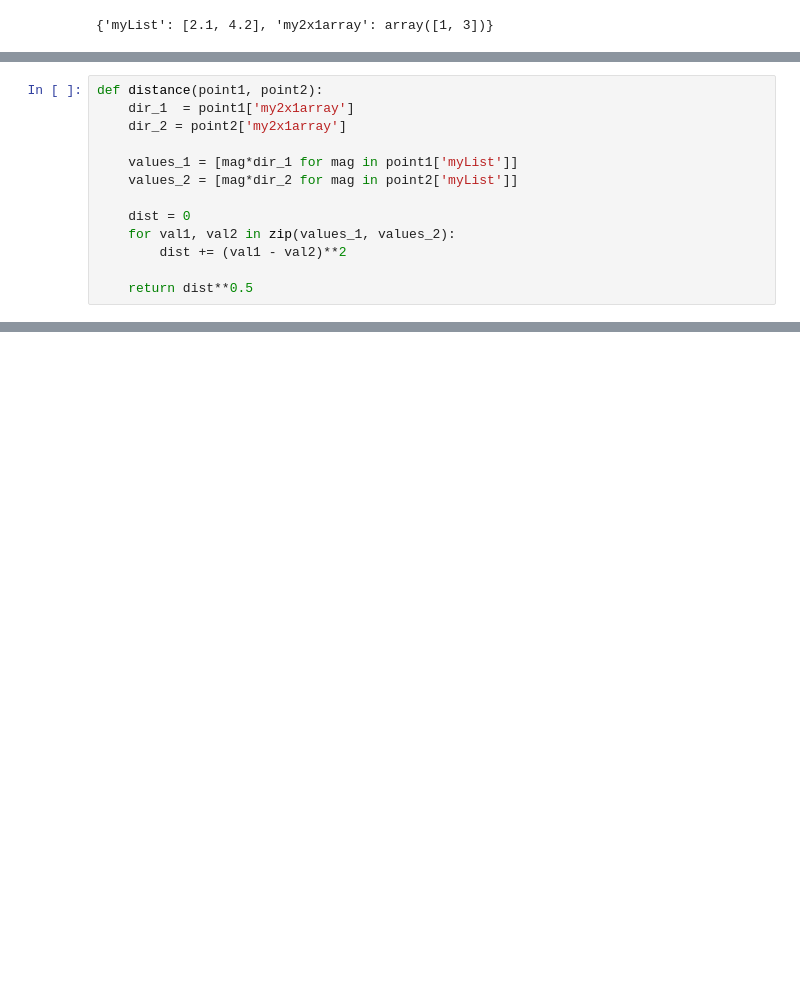
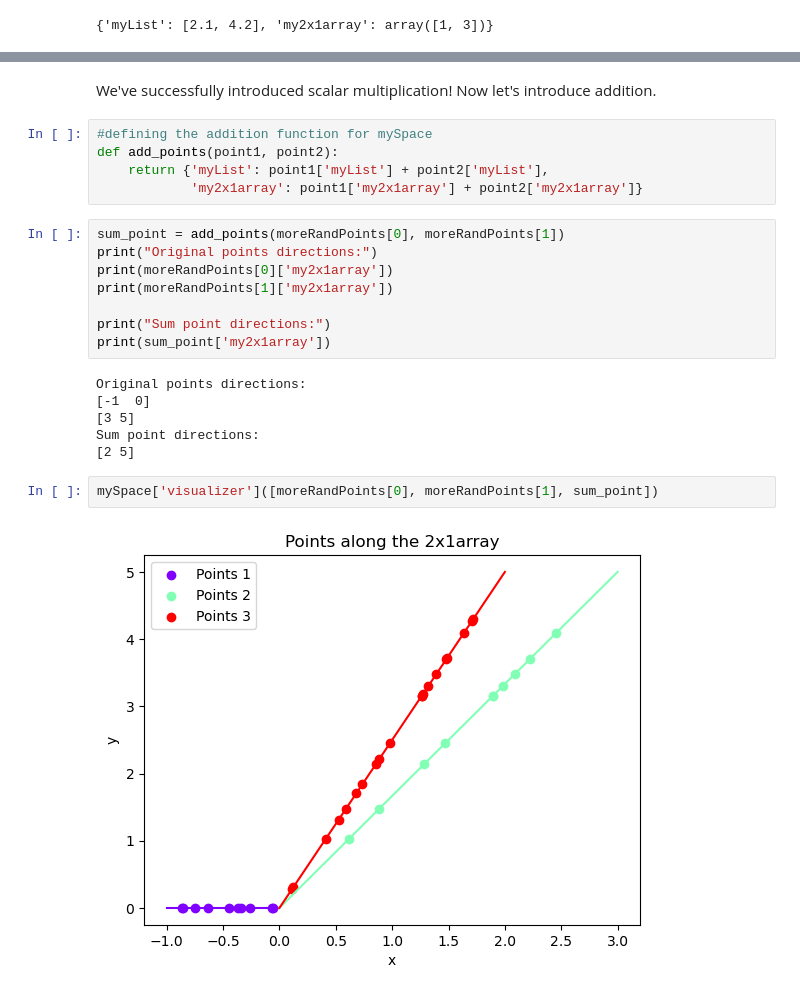
Before and after one commit to mzargham/gds-statespace-walkthrough, a Jupyter notebook: introduction.ipynb, the cells around one changed output, grey strips where cells are left out. Saved outputs shown, nothing was run; the diff lists cells and outputs as text; blank space fills up the shorter version.

```diff
--- a/introduction.ipynb
+++ b/introduction.ipynb
@@ -354,13 +394,0 @@ Now to compute a distance
-# %%
-def distance(point1, point2):
-    dir_1  = point1['my2x1array']
-    dir_2 = point2['my2x1array']
-
-    values_1 = [mag*dir_1 for mag in point1['myList']]
-    values_2 = [mag*dir_2 for mag in point2['myList']]
-
-    dist = 0
-    for val1, val2 in zip(values_1, values_2):
-        dist += (val1 - val2)**2
-
-    return dist**0.5
@@ -370,0 +507,25 @@ np.random.randint(low=-5,high=5)
+# %% [markdown]
+We've successfully introduced scalar multiplication! Now let's introduce addition.
+# %%
+#defining the addition function for mySpace
+def add_points(point1, point2):
+    return {'myList': point1['myList'] + point2['myList'],
+            'my2x1array': point1['my2x1array'] + point2['my2x1array']}
+# %%
+sum_point = add_points(moreRandPoints[0], moreRandPoints[1])
+print("Original points directions:")
+print(moreRandPoints[0]['my2x1array'])
+print(moreRandPoints[1]['my2x1array'])
+
+print("Sum point directions:")
+print(sum_point['my2x1array'])
+# %% [output]
+Original points directions:
+[-1  0]
+[3 5]
+Sum point directions:
+[2 5]
+# %%
+mySpace['visualizer']([moreRandPoints[0], moreRandPoints[1], sum_point])
+# %% [output]
+[figure, added]
```
Also changed, not shown: parts of 37 cells of this notebook.
